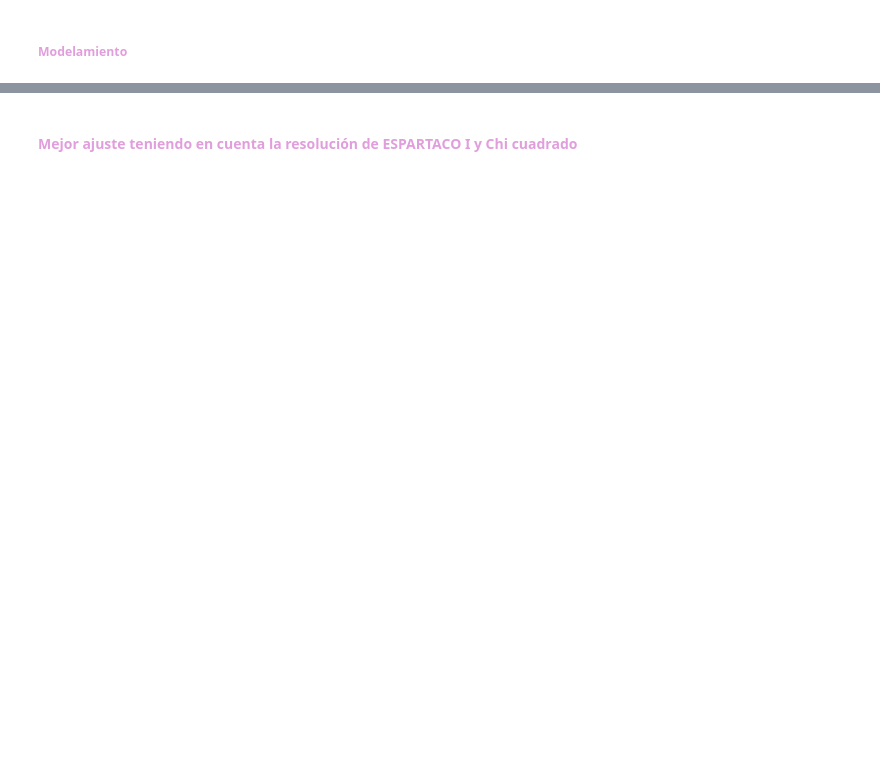
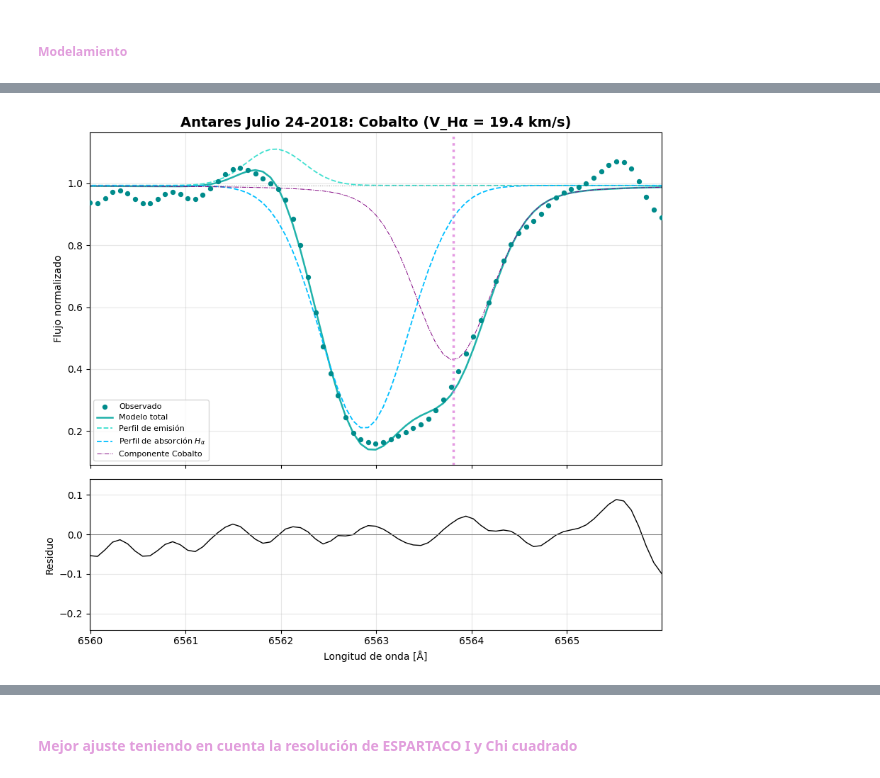
Before and after one commit to JessiDaniL/Tesis, a Jupyter notebook: Datos ESPARTACO/analisis_halpha_antares_normalizacion_2018.ipynb, the cells around one changed output, grey strips where cells are left out. Saved outputs shown, nothing was run; the diff lists cells and outputs as text; code cells hidden in the pictures; blank space fills up the shorter version.

```diff
--- a/Datos ESPARTACO/analisis_halpha_antares_normalizacion_2018.ipynb
+++ b/Datos ESPARTACO/analisis_halpha_antares_normalizacion_2018.ipynb
@@ -183,6 +183,7 @@ metadatos = {
     "antares_24_julio": {
         "fecha": "Julio 24-2018",
         "datos": antares_24_julio,
+        "ventana_vecinos": 4,
         "centro_aprox": 6562.994,
         "Velocidad Hα": 19.4,
         "Incertidumbre v Hα": 0.7,
@@ -192,6 +193,7 @@ metadatos = {
     "antares_27_julio": {
         "fecha": "Julio 27-2018",
         "datos": antares_27_julio,
+        "ventana_vecinos": 4,
         "centro_aprox": 6563.045,
         "Velocidad Hα": 20.2,
         "Incertidumbre v Hα": 0.8,
@@ -199,6 +201,7 @@ metadatos = {
     "antares_03_agosto": {
         "fecha": "Agosto 03-2018",
         "datos": antares_03_agosto,
+        "ventana_vecinos": 3,
         "centro_aprox": 6563.015,
         "Velocidad Hα": 23,
         "Incertidumbre v Hα": 0.9,
@@ -208,6 +211,7 @@ metadatos = {
     "antares_07_agosto": {
         "fecha": "Agosto 07-2018",
         "datos": antares_07_agosto,
+        "ventana_vecinos": 3,
         "centro_aprox": 6563.05116,
         "Velocidad Hα": 23.9,
         "Incertidumbre v Hα": 0.5,
@@ -217,6 +221,7 @@ metadatos = {
     "antares_11_agosto": {
         "fecha": "Agosto 11-2018",
         "datos": antares_11_agosto,
+        "ventana_vecinos": 3,
         "centro_aprox": 6563.091,
         "Velocidad Hα": 24.9,
         "Incertidumbre v Hα": 0.7,
@@ -224,6 +229,7 @@ metadatos = {
     "antares_16_agosto": {
         "fecha": "Agosto 16-2018",
         "datos": antares_16_agosto,
+        "ventana_vecinos": 3,
         "centro_aprox": 6563.067,
         "Velocidad Hα": 25.1,
         "Incertidumbre v Hα": 0.4,
@@ -233,6 +239,7 @@ metadatos = {
     "antares_23_agosto": {
         "fecha": "Agosto 23-2018",
         "datos": antares_23_agosto,
+        "ventana_vecinos": 3,
         "centro_aprox": 6563.164,
         "Velocidad Hα": 26,
         "Incertidumbre v Hα": 0.5,
@@ -242,6 +249,7 @@ metadatos = {
     "antares_29_agosto": {
         "fecha": "Agosto 29-2018",
         "datos": antares_29_agosto,
+        "ventana_vecinos": 3,
         "centro_aprox": 6563.131,
         "Velocidad Hα": 26.3,
         "Incertidumbre v Hα": 0.4,
@@ -251,6 +259,7 @@ metadatos = {
     "antares_11_septiembre": {
         "fecha": "Septiembre 11-2018",
         "datos": antares_11_septiembre,
+        "ventana_vecinos": 3,
         "centro_aprox": 6563.095,
         "Velocidad Hα": 26,
         "Incertidumbre v Hα": 0.5,
@@ -260,6 +269,7 @@ metadatos = {
     "antares_05_agosto_19": {
         "fecha": "Agosto 05-2019",
         "datos": antares_05_agosto_19,
+        "ventana_vecinos": 3,
         "centro_aprox": 6562.948,
         "Velocidad Hα": 23,
         "Incertidumbre v Hα": 0.5,
@@ -553,7 +606,7 @@ def fit_y_decomposicion(datos_cercanos, centro_aprox, longitud_observada, flujo_
 # %%
 # VISUALIZACIÓN
 
-def visualizacion_con_metalica(res_metal, lineas_metalicas, mes, titulo,):
+def visualizacion_con_metalica(res_metal, lineas_metalicas, mes, titulo, rango_x = None):
     longitud_onda, flujo, fit = res_metal["longitud_onda"], res_metal["flujo"], res_metal["fit"]
     comps = res_metal["comps"]
     continuo = comps["cont_"]
@@ -590,6 +643,9 @@ def visualizacion_con_metalica(res_metal, lineas_metalicas, mes, titulo,):
     ax2.set_ylabel("Residuo")
     ax2.grid(alpha=0.3)
 
+    if rango_x is not None:
+        ax.set_xlim(rango_x)
+
     plt.tight_layout()
     plt.savefig(fr"Graficas 2018 y 2019\Modelamiento\halpha_{mes.lower()}_cobalto.png", dpi=150)
     plt.show()
@@ -675,0 +652,66 @@ for nombre, datos in espectros.items():
+# %%
+centro_lab_cobalto = 6563.397 #Angstroms
+
+resultados = {}
+
+for nombre, meta in metadatos.items():
+    fecha_str = meta["fecha"]
+    df = meta["datos"]
+
+    fits_fecha = {}
+
+    # Ajuste velocidad alredor de Hα
+
+    if meta.get("Velocidad Hα") is not None:
+        v_halpha = meta["Velocidad Hα"]
+        err_halpha = meta.get("Incertidumbre v Hα", 3.0)
+
+        lineas_halpha = [{
+            "nombre": "Cobalto",
+            "centro": centro_lab_cobalto,
+            "velocidad": v_halpha,
+            "incertidumbre_v": err_halpha,
+            "prof_ref": (0.55, 0.63),
+            "t_ref": (3500, 4250),
+        }]
+
+        fits_fecha["Hα"] = fit_y_decomposicion(
+            df, meta["centro_aprox"], "Longitud onda", "Flujo Normalizado",
+            lineas_metalicas=lineas_halpha, teff=3660
+        )
+
+        visualizacion_con_metalica(
+            fits_fecha["Hα"], lineas_halpha, f"{fecha_str}_Hα",
+            titulo=f"Antares {fecha_str}: Cobalto (V_Hα = {v_halpha} km/s)",
+            rango_x=(meta["centro_aprox"] - 3, meta["centro_aprox"] + 3)
+        )
+
+    # Ajuste velocidad alredor del Sector Naranja
+
+    if meta.get("Velocidad Sector naranja") is not None:
+        v_ir = meta["Velocidad Sector naranja"]
+        err_ir = meta.get("Incertidumbre v Sector naranja", 3.0)
+
+        lineas_ir = [{
+            "nombre": "Cobalto",
+            "centro": centro_lab_cobalto,
+            "velocidad": v_ir,
+            "incertidumbre_v": err_ir,
+            "prof_ref": (0.55, 0.63),
+            "t_ref": (3500, 4250),
+        }]
+
+        fits_fecha["Sector naranja"] = fit_y_decomposicion(
+            df, meta["centro_aprox"], "Longitud onda", "Flujo Normalizado",
+            lineas_metalicas=lineas_ir, teff=3660
+        )
+
+        visualizacion_con_metalica(
+            fits_fecha["Sector naranja"], lineas_ir, f"{fecha_str}_Sector naranja",
+            titulo=f"Antares {fecha_str}: Cobalto (V_SN = {v_ir} km/s)",
+            rango_x=(meta["centro_aprox"] - 3, meta["centro_aprox"] + 3)
+        )
+
+    resultados[nombre] = fits_fecha
+# %% [output]
+[figure, added]
```
Also changed, not shown: parts of 8 cells of this notebook.
